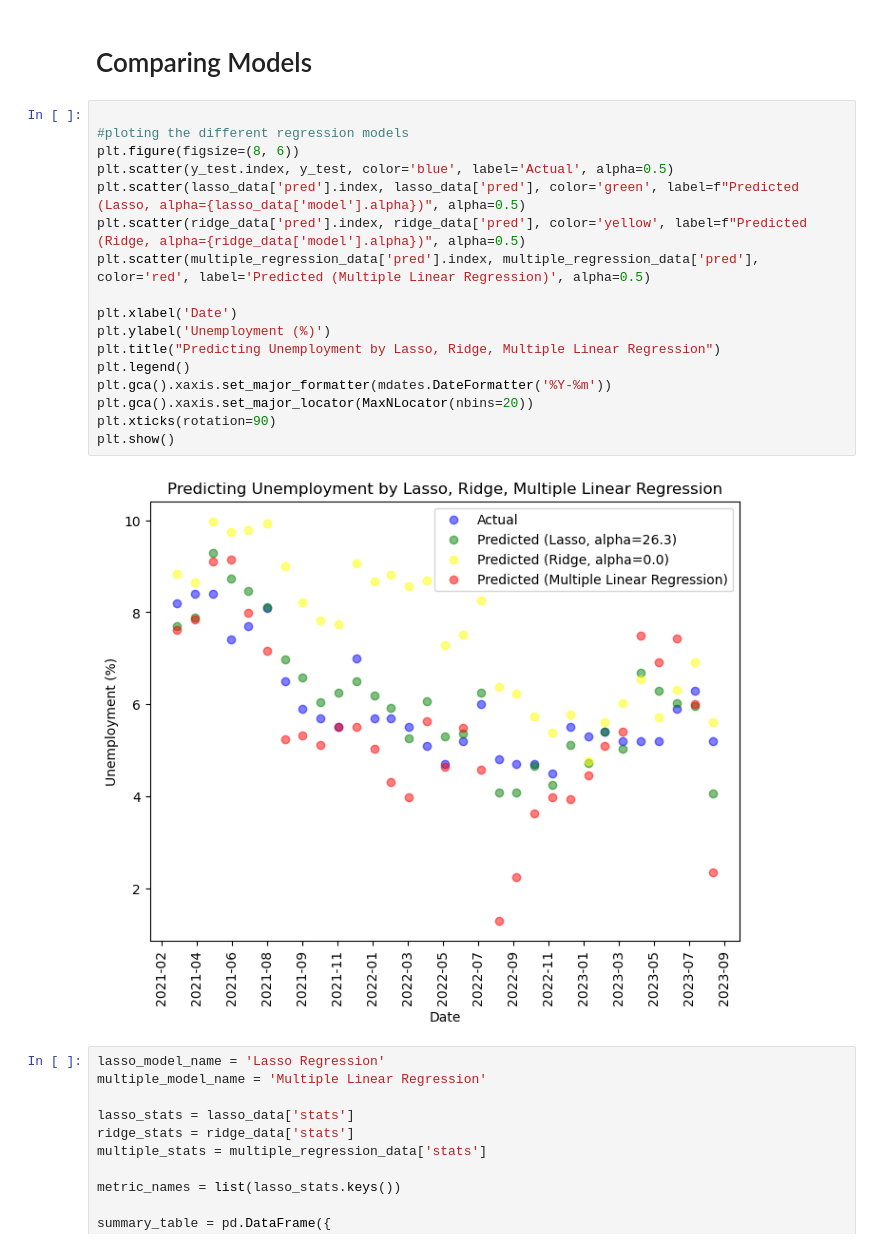
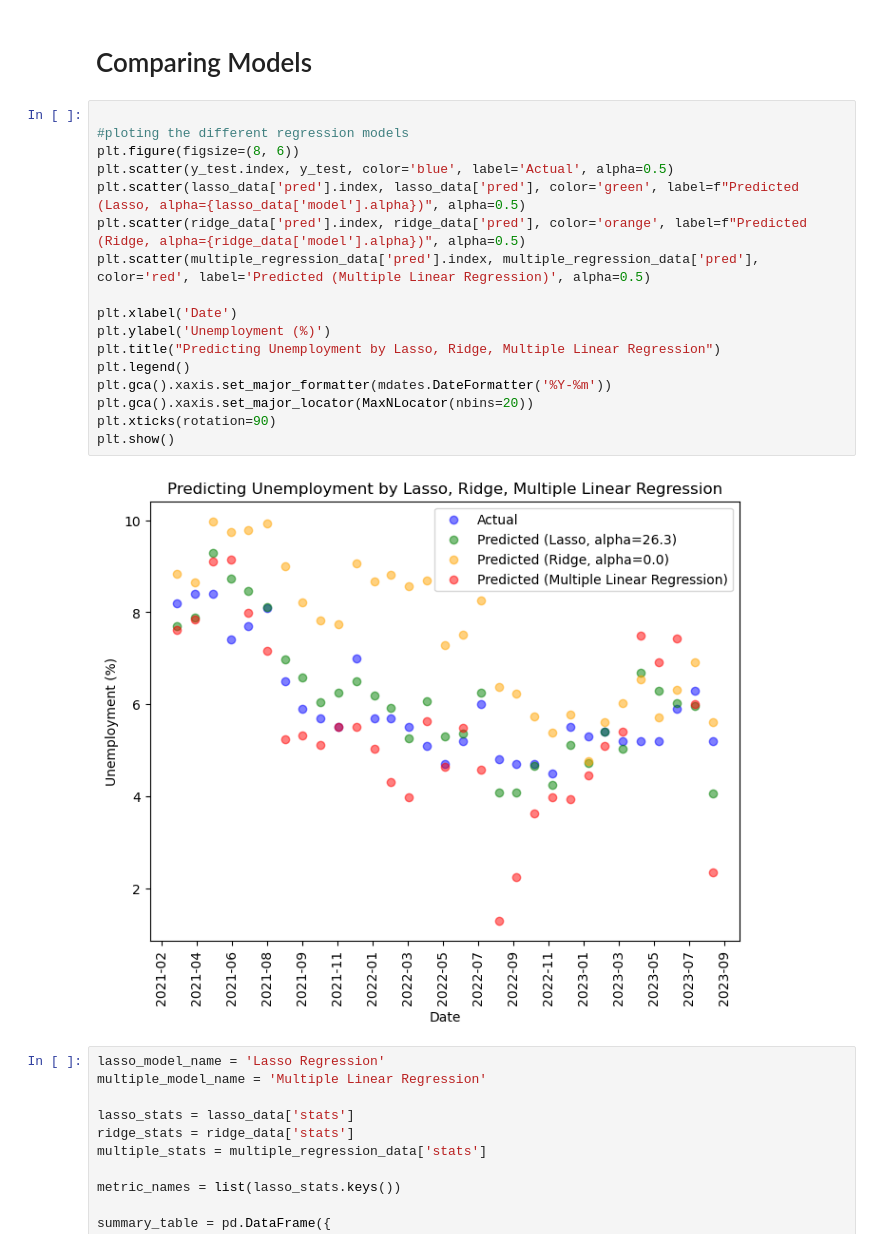
Before and after one commit to gso5699/Predicting-Unemployment-MSCI446-Project-, a Jupyter notebook: Regression_models.ipynb, the cells around one changed output. Cells and saved outputs as stored; diff of their text form.

```diff
--- a/Regression_models.ipynb
+++ b/Regression_models.ipynb
@@ -611,22 +611,22 @@ ridge_data = {
 # %%
 
 #ploting the different regression models
 plt.figure(figsize=(8, 6))
 plt.scatter(y_test.index, y_test, color='blue', label='Actual', alpha=0.5)
 plt.scatter(lasso_data['pred'].index, lasso_data['pred'], color='green', label=f"Predicted (Lasso, alpha={lasso_data['model'].alpha})", alpha=0.5)
-plt.scatter(ridge_data['pred'].index, ridge_data['pred'], color='yellow', label=f"Predicted (Ridge, alpha={ridge_data['model'].alpha})", alpha=0.5)
+plt.scatter(ridge_data['pred'].index, ridge_data['pred'], color='orange', label=f"Predicted (Ridge, alpha={ridge_data['model'].alpha})", alpha=0.5)
 plt.scatter(multiple_regression_data['pred'].index, multiple_regression_data['pred'], color='red', label='Predicted (Multiple Linear Regression)', alpha=0.5)
 
 plt.xlabel('Date')
 plt.ylabel('Unemployment (%)')
 plt.title("Predicting Unemployment by Lasso, Ridge, Multiple Linear Regression")
 plt.legend()
 plt.gca().xaxis.set_major_formatter(mdates.DateFormatter('%Y-%m'))
 plt.gca().xaxis.set_major_locator(MaxNLocator(nbins=20))
 plt.xticks(rotation=90)
 plt.show()
 # %% [output]
-[figure, old version]
+[figure, new version]
 # %%
 lasso_model_name = 'Lasso Regression'
 multiple_model_name = 'Multiple Linear Regression'
```
Also changed, not shown: parts of 1 cell of this notebook.
